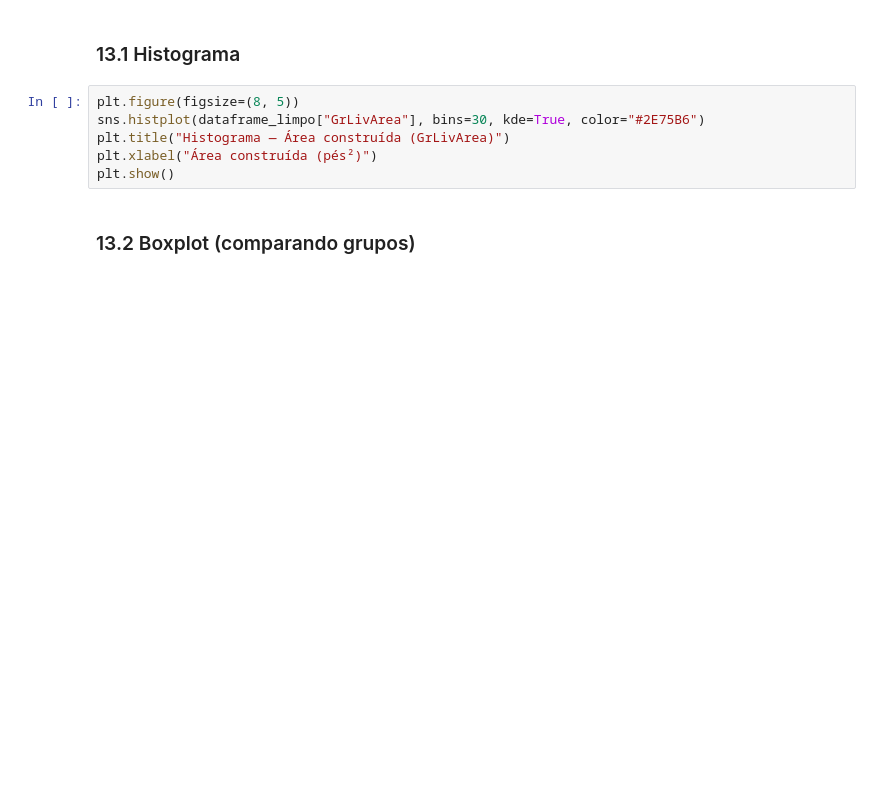
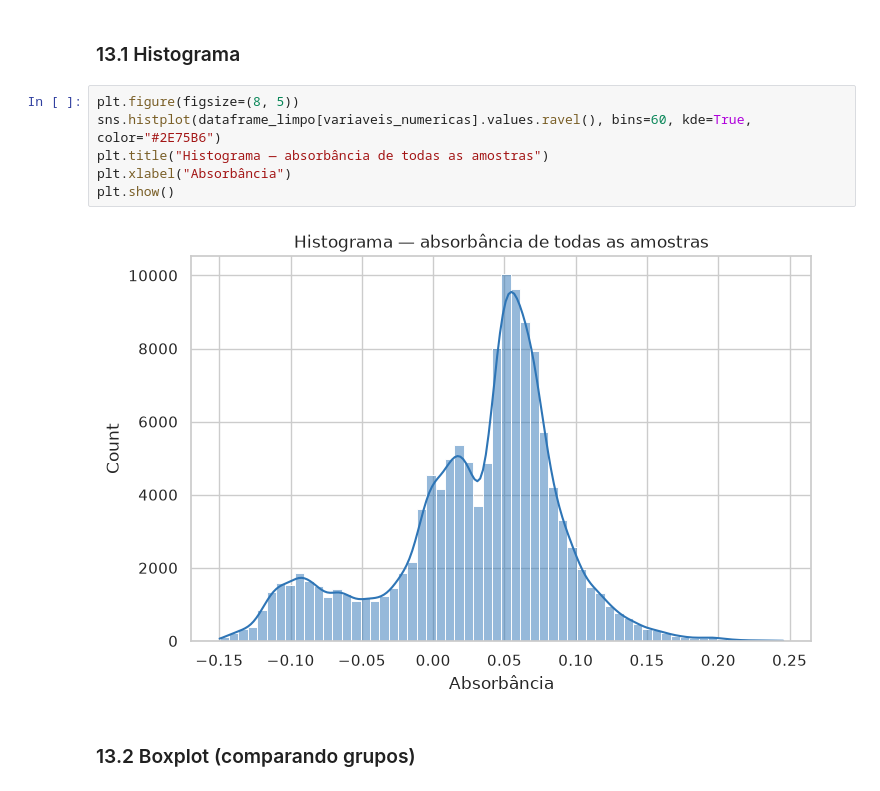
Before and after one commit to Juan-Vyctor/IA, a Jupyter notebook: atividade1/analise_espectros.ipynb, the cells around one changed output. Saved outputs shown, nothing was run; the diff lists cells and outputs as text; blank space fills up the shorter version.

```diff
--- a/atividade1/analise_espectros.ipynb
+++ b/atividade1/analise_espectros.ipynb
@@ -852,10 +892,12 @@ Vamos aplicar os principais tipos de gráficos apresentados na apostila para exp
 ### 13.1 Histograma
 # %%
 plt.figure(figsize=(8, 5))
-sns.histplot(dataframe_limpo["GrLivArea"], bins=30, kde=True, color="#2E75B6")
-plt.title("Histograma — Área construída (GrLivArea)")
-plt.xlabel("Área construída (pés²)")
+sns.histplot(dataframe_limpo[variaveis_numericas].values.ravel(), bins=60, kde=True, color="#2E75B6")
+plt.title("Histograma — absorbância de todas as amostras")
+plt.xlabel("Absorbância")
 plt.show()
+# %% [output]
+[figure, added]
 # %% [markdown]
 ### 13.2 Boxplot (comparando grupos)
 # %%
```
Also changed, not shown: parts of 74 cells of this notebook.
